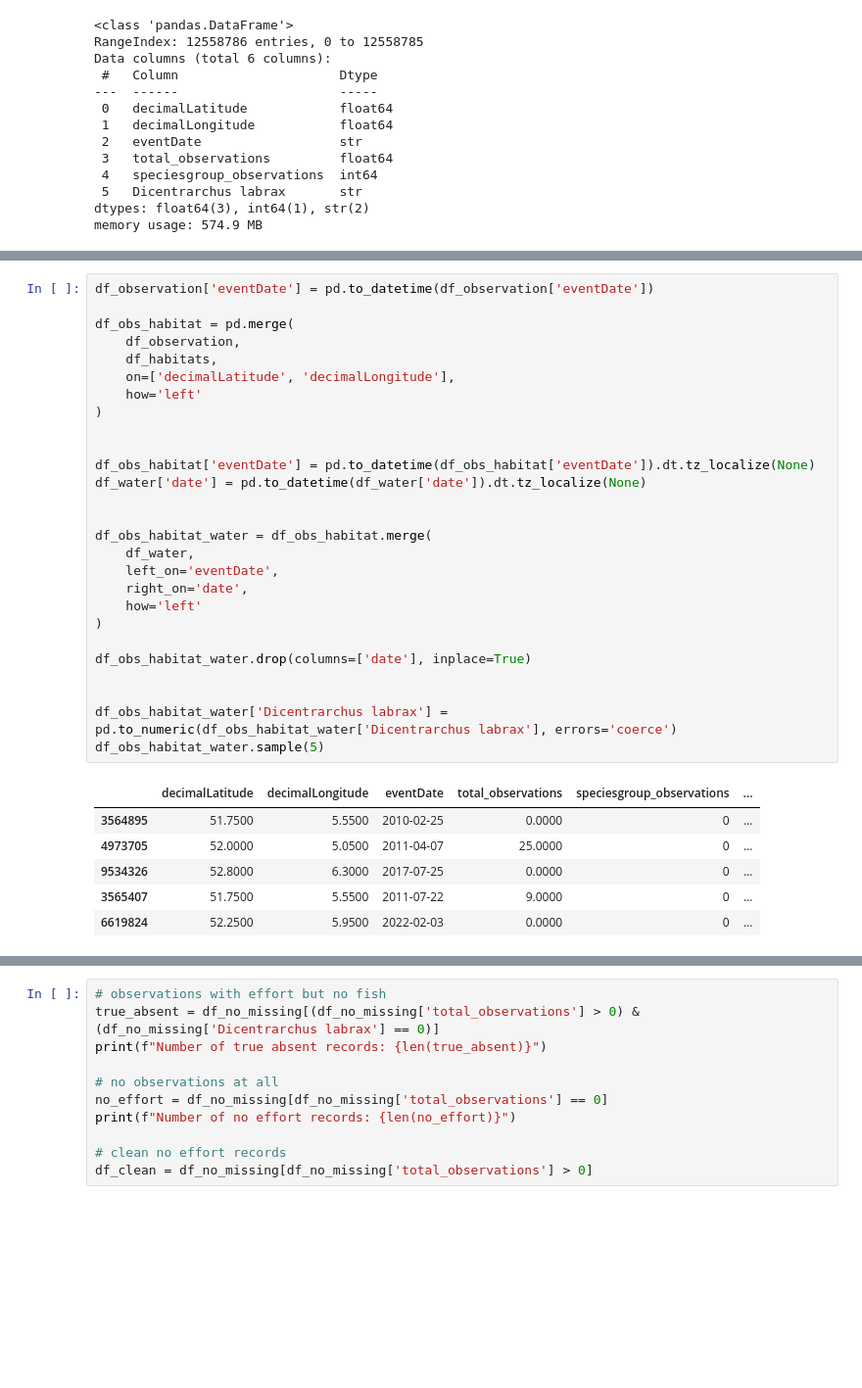
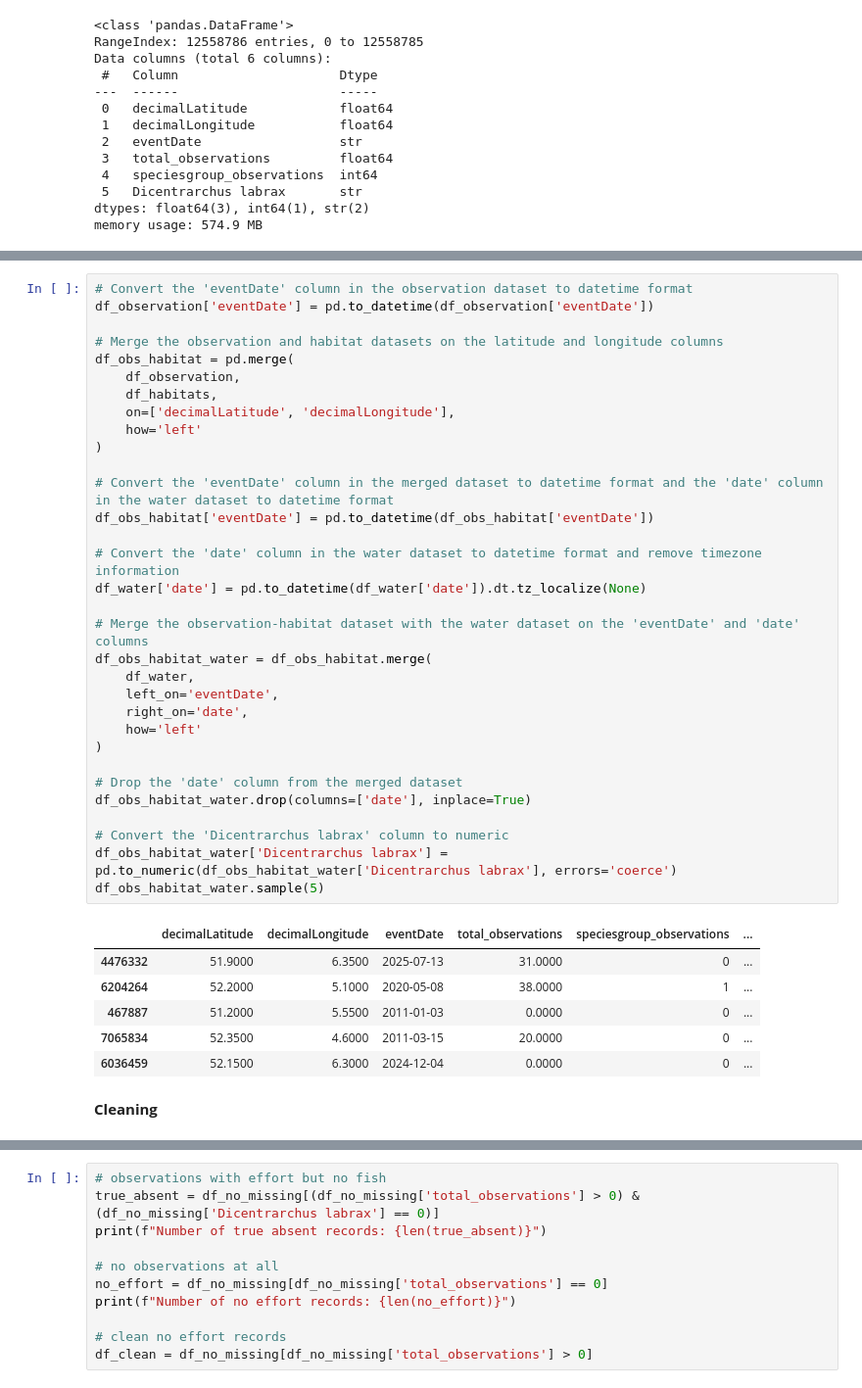
Before and after one commit to XueHu2222/DSAI, a Jupyter notebook: assignment_template_it1.ipynb, the cells around one changed output, grey strips where cells are left out. Shown at 98% size. Drawn from its saved outputs; the diff is of its cells as text; blank space fills up the shorter version.

Commit message:
add baseline and formate code

```diff
--- a/assignment_template_it1.ipynb
+++ b/assignment_template_it1.ipynb
@@ -59,34 +142,41 @@ memory usage: 574.9 MB
 # %%
+# Convert the 'eventDate' column in the observation dataset to datetime format
 df_observation['eventDate'] = pd.to_datetime(df_observation['eventDate'])
 
+# Merge the observation and habitat datasets on the latitude and longitude columns
 df_obs_habitat = pd.merge(
     df_observation,
     df_habitats,
     on=['decimalLatitude', 'decimalLongitude'],
     how='left'
 )
 
+# Convert the 'eventDate' column in the merged dataset to datetime format and the 'date' column in the water dataset to datetime format
+df_obs_habitat['eventDate'] = pd.to_datetime(df_obs_habitat['eventDate'])
 
-df_obs_habitat['eventDate'] = pd.to_datetime(df_obs_habitat['eventDate']).dt.tz_localize(None)
+# Convert the 'date' column in the water dataset to datetime format and remove timezone information
 df_water['date'] = pd.to_datetime(df_water['date']).dt.tz_localize(None)
 
-
+# Merge the observation-habitat dataset with the water dataset on the 'eventDate' and 'date' columns
 df_obs_habitat_water = df_obs_habitat.merge(
     df_water,
     left_on='eventDate',
     right_on='date',
     how='left'
 )
 
+# Drop the 'date' column from the merged dataset
 df_obs_habitat_water.drop(columns=['date'], inplace=True)
 
-
+# Convert the 'Dicentrarchus labrax' column to numeric
 df_obs_habitat_water['Dicentrarchus labrax'] = pd.to_numeric(df_obs_habitat_water['Dicentrarchus labrax'], errors='coerce')
 df_obs_habitat_water.sample(5)
 # %% [output]
 |  | decimalLatitude | decimalLongitude | eventDate | total_observations | speciesgroup_observations | ... |
-| 3564895 | 51.7500 | 5.5500 | 2010-02-25 | 0.0000 | 0 | ... |
-| 4973705 | 52.0000 | 5.0500 | 2011-04-07 | 25.0000 | 0 | ... |
-| 9534326 | 52.8000 | 6.3000 | 2017-07-25 | 0.0000 | 0 | ... |
-| 3565407 | 51.7500 | 5.5500 | 2011-07-22 | 9.0000 | 0 | ... |
-| 6619824 | 52.2500 | 5.9500 | 2022-02-03 | 0.0000 | 0 | ... |
+| 4476332 | 51.9000 | 6.3500 | 2025-07-13 | 31.0000 | 0 | ... |
+| 6204264 | 52.2000 | 5.1000 | 2020-05-08 | 38.0000 | 1 | ... |
+| 467887 | 51.2000 | 5.5500 | 2011-01-03 | 0.0000 | 0 | ... |
+| 7065834 | 52.3500 | 4.6000 | 2011-03-15 | 20.0000 | 0 | ... |
+| 6036459 | 52.1500 | 6.3000 | 2024-12-04 | 0.0000 | 0 | ... |
+# %% [markdown]
+**Cleaning**
```
Also changed, not shown: parts of 61 cells of this notebook.
